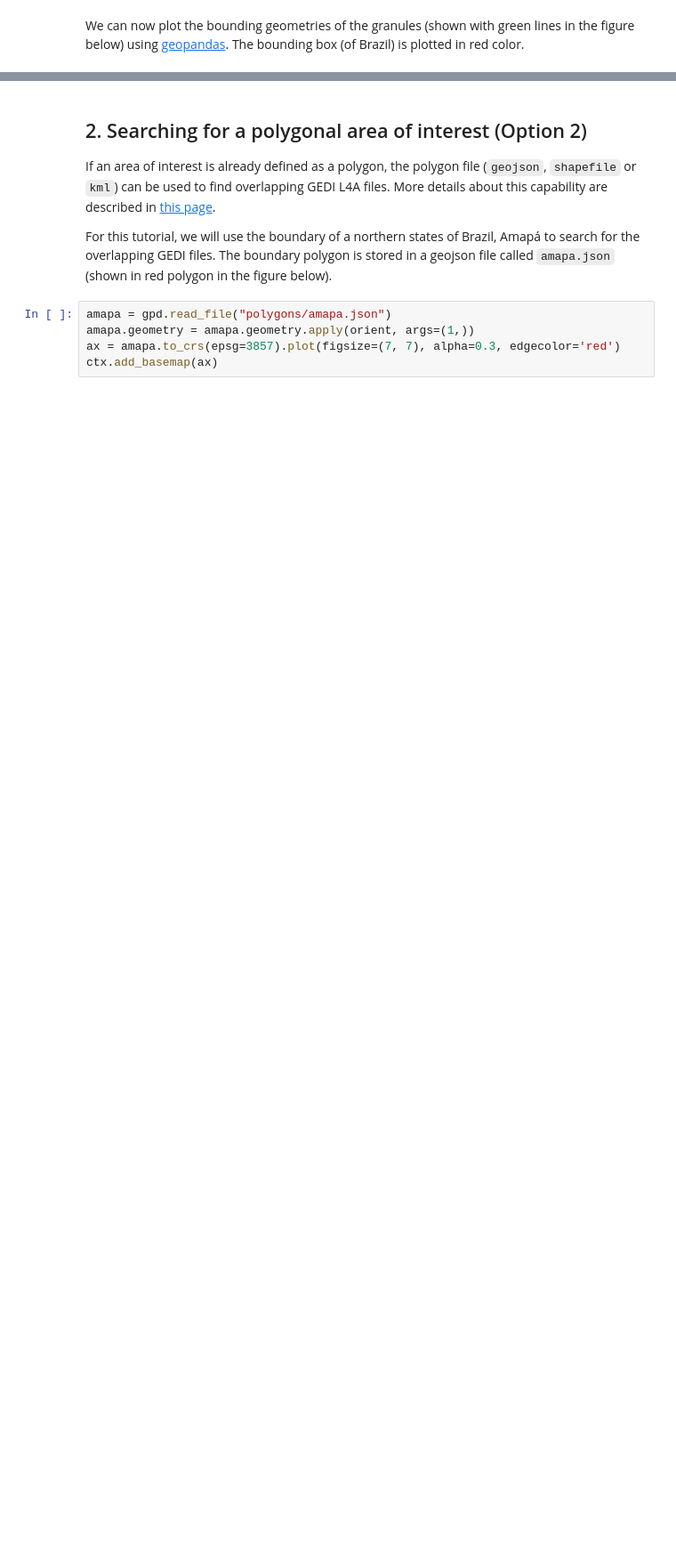
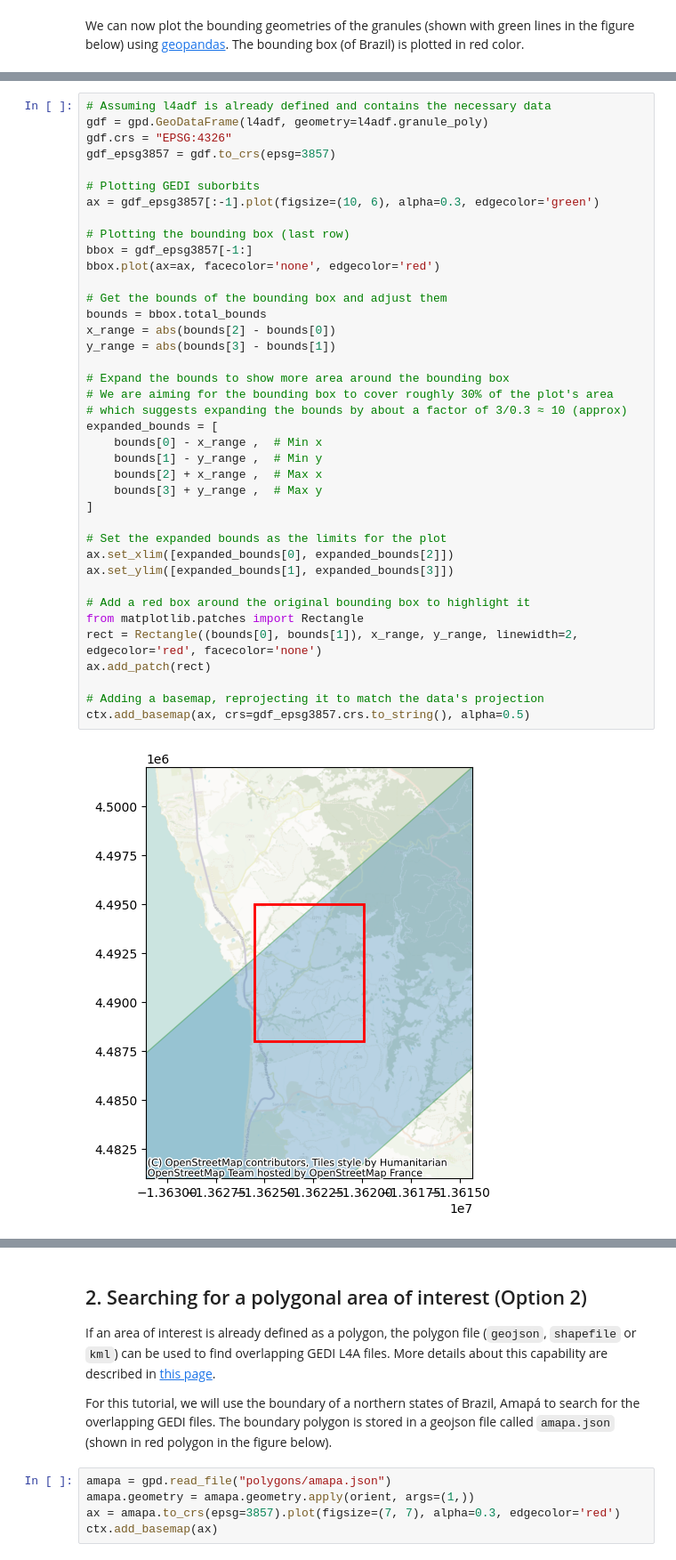
Before and after one commit to xyaoaf/gedi_tutorials, a Jupyter notebook: 1_gedi_l4a_search_download.ipynb, the cells around one changed output, grey strips where cells are left out. Shown at 89% size. Saved outputs shown, nothing was run; the diff lists cells and outputs as text; blank space fills up the shorter version.

```diff
--- a/1_gedi_l4a_search_download.ipynb
+++ b/1_gedi_l4a_search_download.ipynb
@@ -210,0 +183,41 @@ ctx.add_basemap(ax)
+# %%
+# Assuming l4adf is already defined and contains the necessary data
+gdf = gpd.GeoDataFrame(l4adf, geometry=l4adf.granule_poly)
+gdf.crs = "EPSG:4326"
+gdf_epsg3857 = gdf.to_crs(epsg=3857)
+
+# Plotting GEDI suborbits
+ax = gdf_epsg3857[:-1].plot(figsize=(10, 6), alpha=0.3, edgecolor='green')
+
+# Plotting the bounding box (last row)
+bbox = gdf_epsg3857[-1:]
+bbox.plot(ax=ax, facecolor='none', edgecolor='red')
+
+# Get the bounds of the bounding box and adjust them
+bounds = bbox.total_bounds
+x_range = abs(bounds[2] - bounds[0])
+y_range = abs(bounds[3] - bounds[1])
+
+# Expand the bounds to show more area around the bounding box
+# We are aiming for the bounding box to cover roughly 30% of the plot's area
+# which suggests expanding the bounds by about a factor of 3/0.3 ≈ 10 (approx)
+expanded_bounds = [
+    bounds[0] - x_range ,  # Min x
+    bounds[1] - y_range ,  # Min y
+    bounds[2] + x_range ,  # Max x
+    bounds[3] + y_range ,  # Max y
+]
+
+# Set the expanded bounds as the limits for the plot
+ax.set_xlim([expanded_bounds[0], expanded_bounds[2]])
+ax.set_ylim([expanded_bounds[1], expanded_bounds[3]])
+
+# Add a red box around the original bounding box to highlight it
+from matplotlib.patches import Rectangle
+rect = Rectangle((bounds[0], bounds[1]), x_range, y_range, linewidth=2, edgecolor='red', facecolor='none')
+ax.add_patch(rect)
+
+# Adding a basemap, reprojecting it to match the data's projection
+ctx.add_basemap(ax, crs=gdf_epsg3857.crs.to_string(), alpha=0.5)
+# %% [output]
+[figure, added]
```
Also changed, not shown: parts of 8 cells of this notebook.
